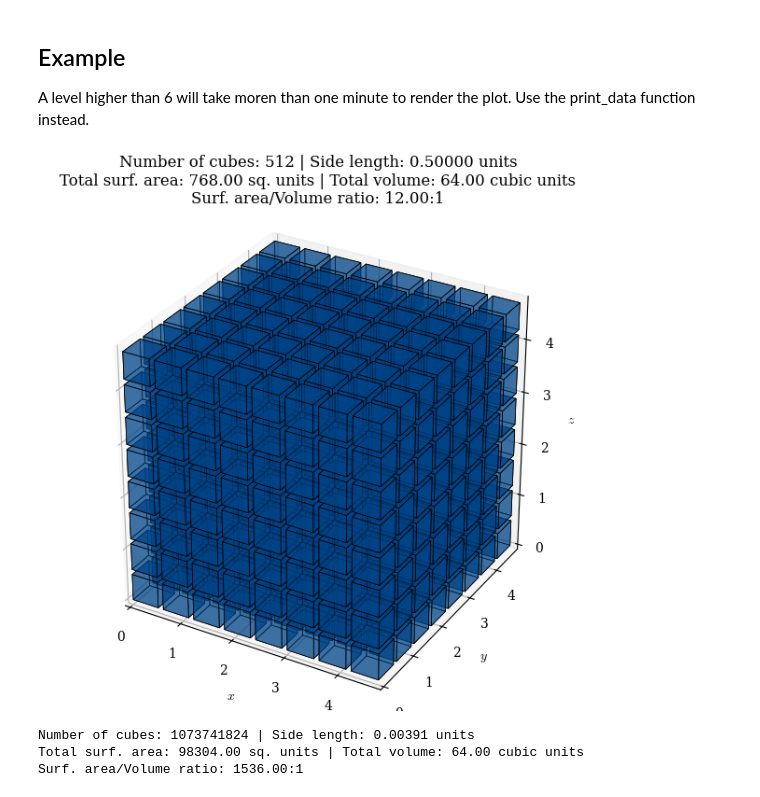
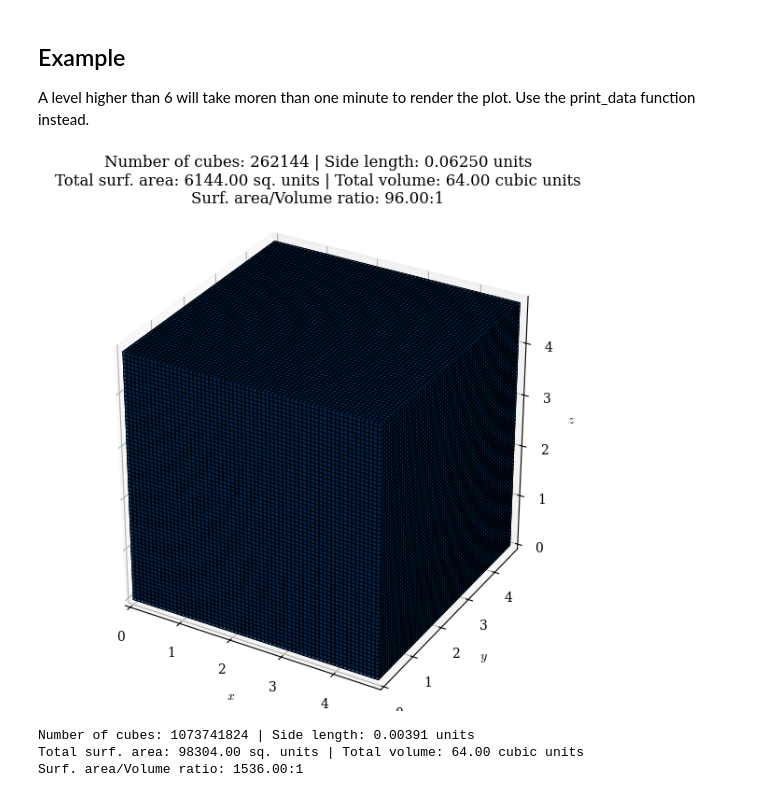
Before and after one commit to AppliedMechanics-EAFIT/soil_mechanics, a Jupyter notebook: notebooks/specific_surface.ipynb, the cells around one changed output. Saved outputs shown, nothing was run; the diff lists cells and outputs as text; code cells hidden in the pictures.

```diff
--- a/notebooks/specific_surface.ipynb
+++ b/notebooks/specific_surface.ipynb
@@ -127,12 +136,12 @@ def print_data(level, init_side=4):
 
 A level higher than 6 will take moren than one minute to render the plot. Use the print_data function instead.
 # %%
-level = 3
+level = 6
 init_side = 4  # Side length of the initial cube
 
 plot_grid_of_cubes(level, init_side)
 # %% [output]
-[figure, old version]
+[figure, new version]
 # %%
 level = 10
 init_side = 4  # Side length of the initial cube
```
Also changed, not shown: parts of 1 cell of this notebook.
